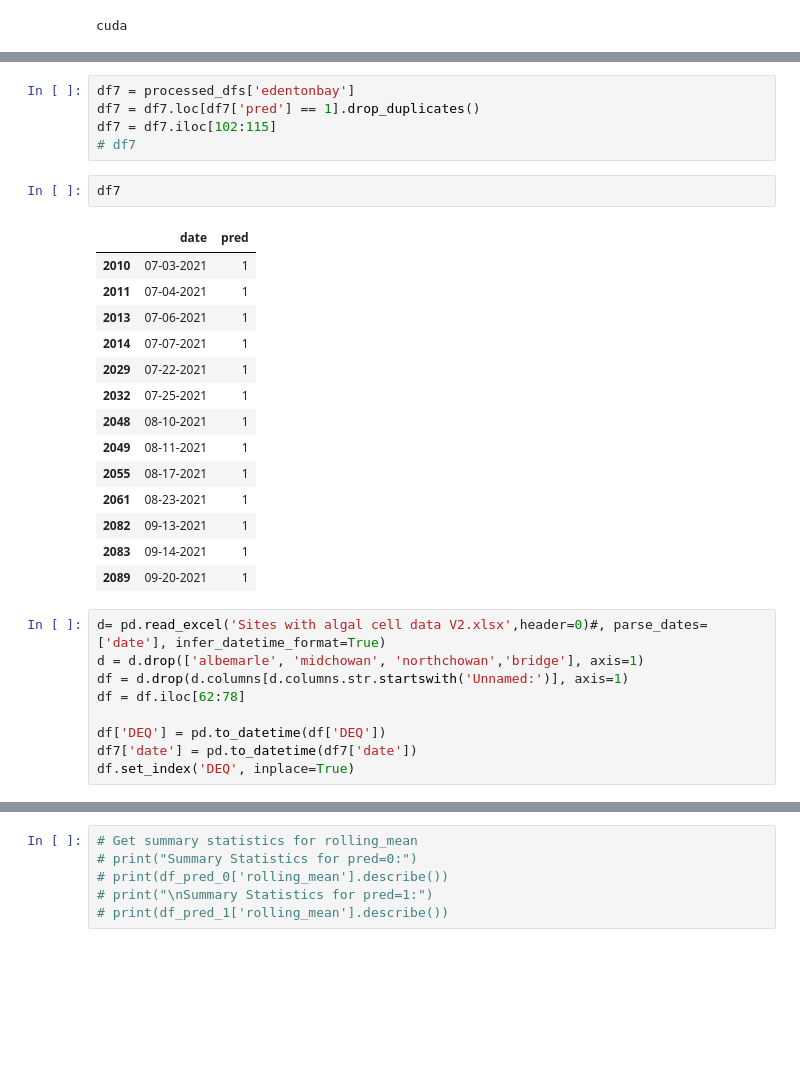
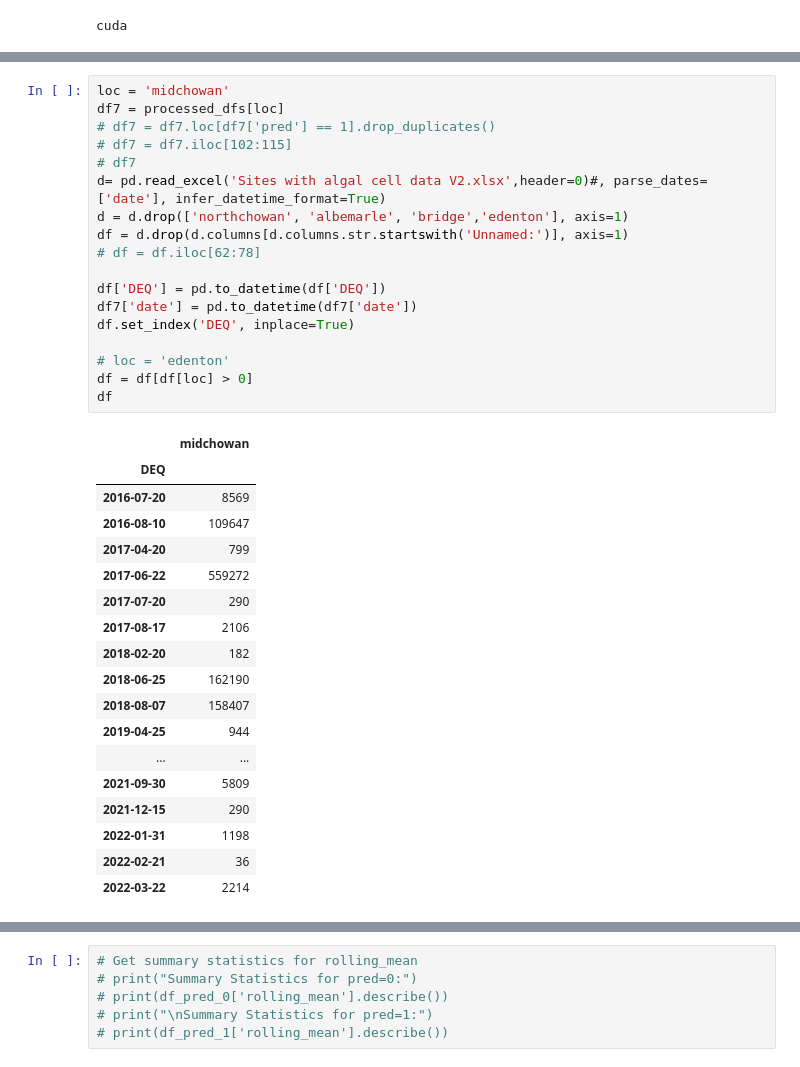
Before and after one commit to sscott108/Blooms, a Jupyter notebook: Bloom_Classification/Planet_run/evaluation/time_eval.ipynb, the cells around one changed output, grey strips where cells are left out. Saved outputs shown, nothing was run; the diff lists cells and outputs as text; blank space fills up the shorter version.

```diff
--- a/Bloom_Classification/Planet_run/evaluation/time_eval.ipynb
+++ b/Bloom_Classification/Planet_run/evaluation/time_eval.ipynb
@@ -35,33 +35,39 @@ for file in csv_files:
     key = file.split('.')[0]
     processed_dfs[key] = preprocess_and_expand(file, date_range)
 # %%
-df7 = processed_dfs['edentonbay']
-df7 = df7.loc[df7['pred'] == 1].drop_duplicates()
-df7 = df7.iloc[102:115]
+loc = 'midchowan'
+df7 = processed_dfs[loc]
+# df7 = df7.loc[df7['pred'] == 1].drop_duplicates()
+# df7 = df7.iloc[102:115]
 # df7
+d= pd.read_excel('Sites with algal cell data V2.xlsx',header=0)#, parse_dates=['date'], infer_datetime_format=True)
+d = d.drop(['northchowan', 'albemarle', 'bridge','edenton'], axis=1)
+df = d.drop(d.columns[d.columns.str.startswith('Unnamed:')], axis=1)
+# df = df.iloc[62:78]
+
+df['DEQ'] = pd.to_datetime(df['DEQ'])
+df7['date'] = pd.to_datetime(df7['date'])
+df.set_index('DEQ', inplace=True)
+
+# loc = 'edenton'
+df = df[df[loc] > 0]
+df
+# %% [output]
+|  | midchowan |
+| DEQ |  |
+| 2016-07-20 | 8569 |
+| 2016-08-10 | 109647 |
+| 2017-04-20 | 799 |
+| 2017-06-22 | 559272 |
+| 2017-07-20 | 290 |
+| 2017-08-17 | 2106 |
+| 2018-02-20 | 182 |
+| 2018-06-25 | 162190 |
+| 2018-08-07 | 158407 |
+| 2019-04-25 | 944 |
+| ... | ... |
+| 2021-09-30 | 5809 |
+| 2021-12-15 | 290 |
+| 2022-01-31 | 1198 |
+| 2022-02-21 | 36 |
+| 2022-03-22 | 2214 |
-# %%
-df7
-# %% [output]
-|  | date | pred |
-| 2010 | 07-03-2021 | 1 |
-| 2011 | 07-04-2021 | 1 |
-| 2013 | 07-06-2021 | 1 |
-| 2014 | 07-07-2021 | 1 |
-| 2029 | 07-22-2021 | 1 |
-| 2032 | 07-25-2021 | 1 |
-| 2048 | 08-10-2021 | 1 |
-| 2049 | 08-11-2021 | 1 |
-| 2055 | 08-17-2021 | 1 |
-| 2061 | 08-23-2021 | 1 |
-| 2082 | 09-13-2021 | 1 |
-| 2083 | 09-14-2021 | 1 |
-| 2089 | 09-20-2021 | 1 |
-# %%
-d= pd.read_excel('Sites with algal cell data V2.xlsx',header=0)#, parse_dates=['date'], infer_datetime_format=True)
-d = d.drop(['albemarle', 'midchowan', 'northchowan','bridge'], axis=1)
-df = d.drop(d.columns[d.columns.str.startswith('Unnamed:')], axis=1)
-df = df.iloc[62:78]
-
-df['DEQ'] = pd.to_datetime(df['DEQ'])
-df7['date'] = pd.to_datetime(df7['date'])
-df.set_index('DEQ', inplace=True)
```
Also changed, not shown: parts of 8 cells of this notebook, 1 other file.
